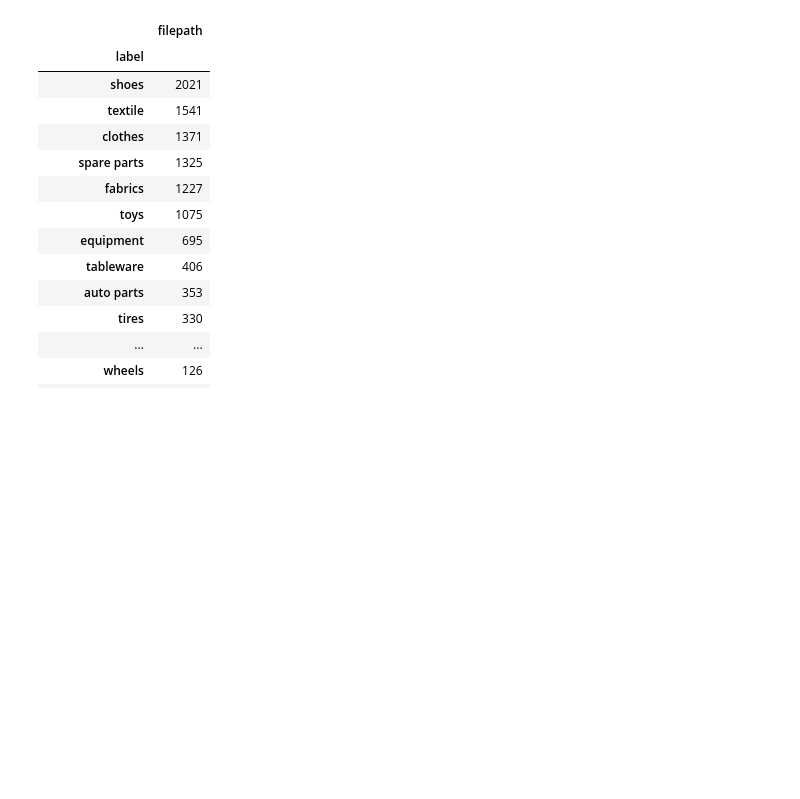
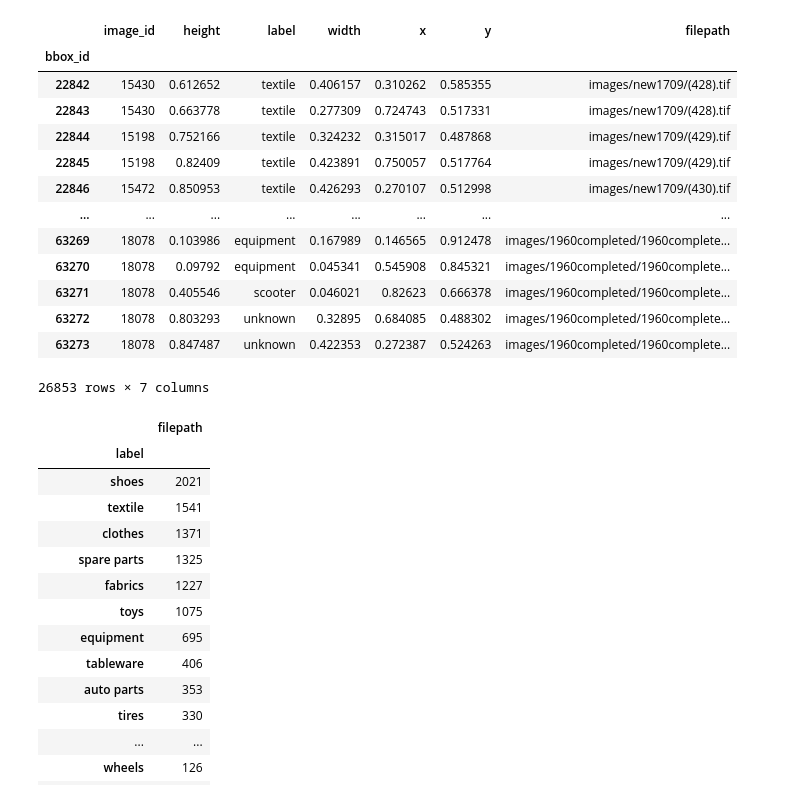
Before and after one commit to IS2AI/cargoxray, a Jupyter notebook: utils/infographics.ipynb, the cells around one changed output. Cells and saved outputs as stored; diff of their text form; code cells hidden in the pictures; blank space fills up the shorter version.

```diff
--- a/utils/infographics.ipynb
+++ b/utils/infographics.ipynb
@@ -80,3 +76,20 @@ KeyError: "['unknown'] not found in axis"
+# %%
+combined[combined['height'] != 'unknown']
+# %% [output]
+|  | image_id | height | label | width | x | y | filepath |
+| bbox_id |  |  |  |  |  |  |  |
+| 22842 | 15430 | 0.612652 | textile | 0.406157 | 0.310262 | 0.585355 | images/new1709/(428).tif |
+| 22843 | 15430 | 0.663778 | textile | 0.277309 | 0.724743 | 0.517331 | images/new1709/(428).tif |
+| 22844 | 15198 | 0.752166 | textile | 0.324232 | 0.315017 | 0.487868 | images/new1709/(429).tif |
+| 22845 | 15198 | 0.82409 | textile | 0.423891 | 0.750057 | 0.517764 | images/new1709/(429).tif |
+| 22846 | 15472 | 0.850953 | textile | 0.426293 | 0.270107 | 0.512998 | images/new1709/(430).tif |
+| ... | ... | ... | ... | ... | ... | ... | ... |
+| 63269 | 18078 | 0.103986 | equipment | 0.167989 | 0.146565 | 0.912478 | images/1960completed/1960complete... |
+| 63270 | 18078 | 0.09792 | equipment | 0.045341 | 0.545908 | 0.845321 | images/1960completed/1960complete... |
+| 63271 | 18078 | 0.405546 | scooter | 0.046021 | 0.82623 | 0.666378 | images/1960completed/1960complete... |
+| 63272 | 18078 | 0.803293 | unknown | 0.32895 | 0.684085 | 0.488302 | images/1960completed/1960complete... |
+| 63273 | 18078 | 0.847487 | unknown | 0.422353 | 0.272387 | 0.524263 | images/1960completed/1960complete... |
+26853 rows × 7 columns
 # %%
 
 combined[['label', 'image_id', 'filepath']]\
```
Also changed, not shown: parts of 5 cells of this notebook, 13 other files.
